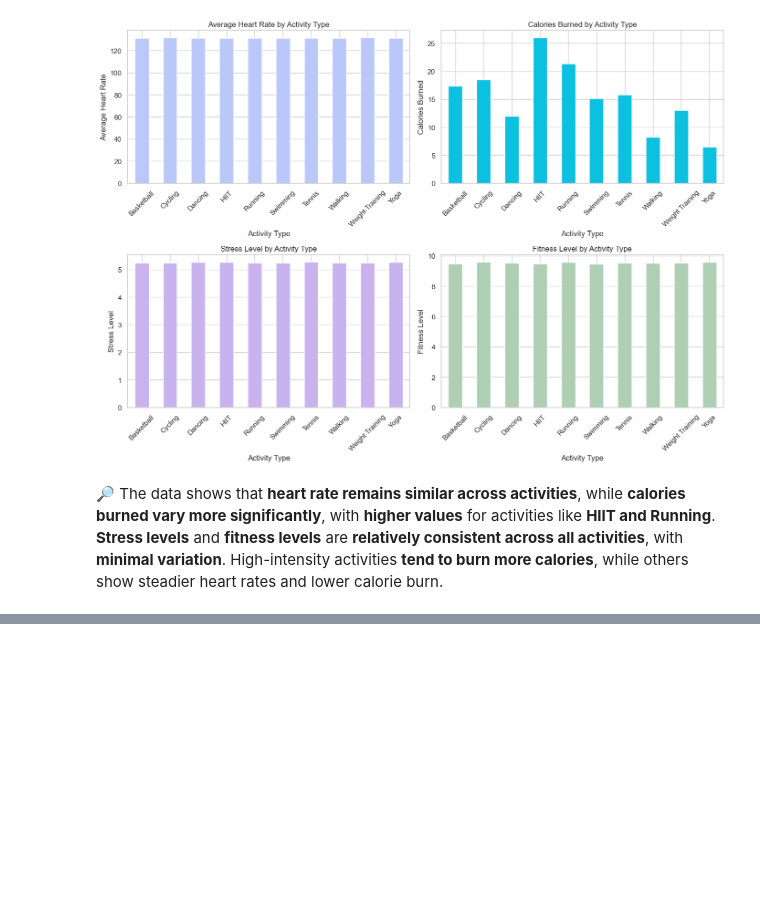
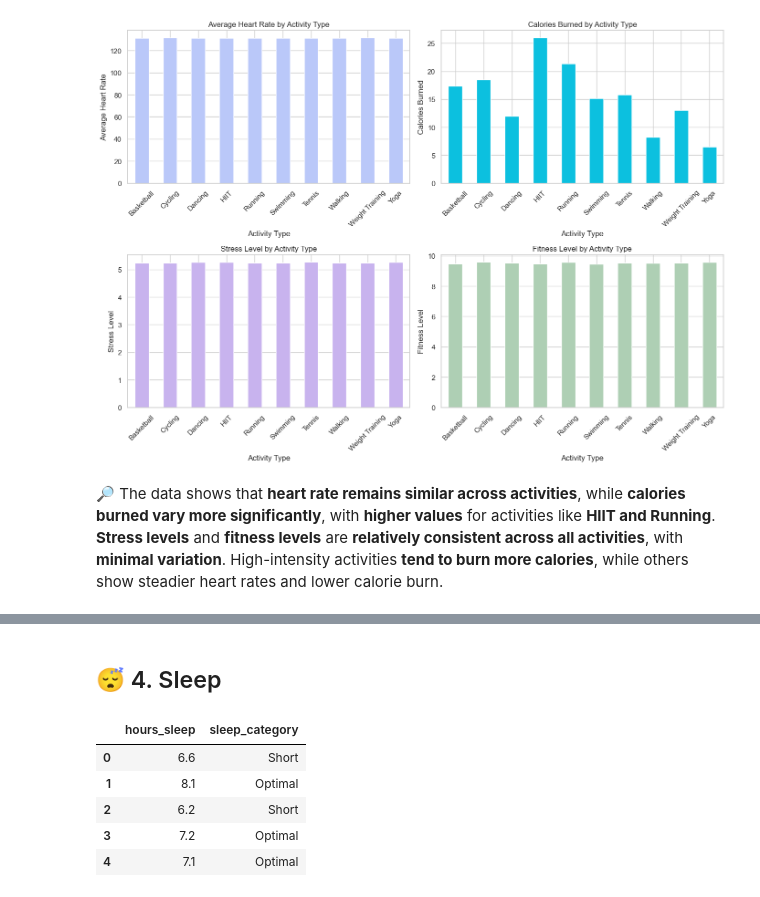
Before and after one commit to irisdev06/FitFlow, a Jupyter notebook: fitflow.ipynb, the cells around one changed output, grey strips where cells are left out. Drawn from its saved outputs; the diff is of its cells as text; code cells hidden in the pictures; blank space fills up the shorter version.

```diff
--- a/fitflow.ipynb
+++ b/fitflow.ipynb
@@ -519,0 +554,25 @@ The data shows that **heart rate remains similar across activities**, while **ca
+# %% [markdown]
+## 😴 4. Sleep
+# %%
+def categorize_sleep(hours):
+    if hours < 5:
+        return 'Very Short'
+    elif 5 <= hours < 7:
+        return 'Short'
+    elif 7 <= hours < 9:
+        return 'Optimal'
+    else:
+        return 'Long'
+
+# Apply the categorization function to the 'hours_sleep' column
+df['sleep_category'] = df['hours_sleep'].apply(categorize_sleep)
+
+# Display the first few rows to verify the new column
+df[['hours_sleep', 'sleep_category']].head()
+# %% [output]
+|  | hours_sleep | sleep_category |
+| 0 | 6.6 | Short |
+| 1 | 8.1 | Optimal |
+| 2 | 6.2 | Short |
+| 3 | 7.2 | Optimal |
+| 4 | 7.1 | Optimal |
```
Also changed, not shown: parts of 8 cells of this notebook.
